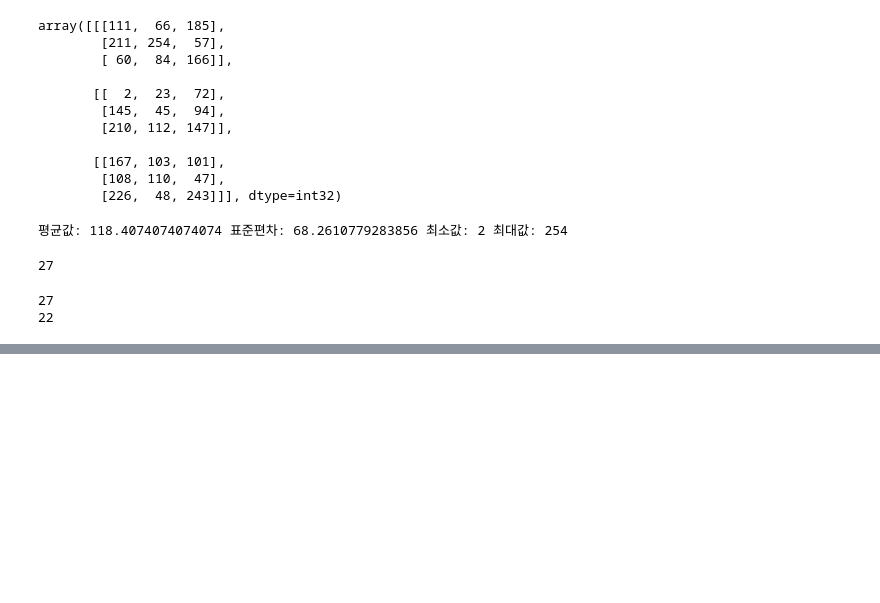
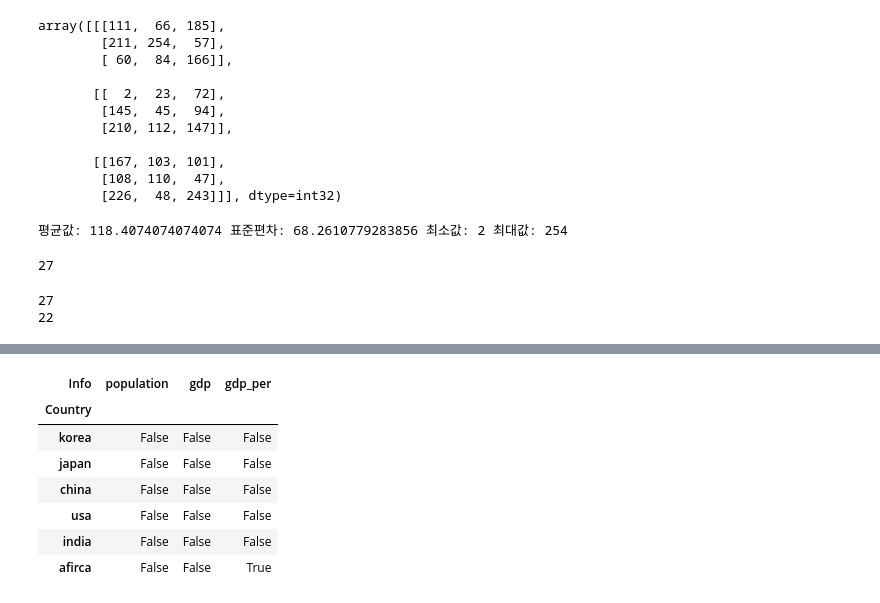
Before and after one commit to jisuyooon/python, a Jupyter notebook: python10.ipynb, the cells around one changed output, grey strips where cells are left out. Drawn from its saved outputs; the diff is of its cells as text; code cells hidden in the pictures; blank space fills up the shorter version.

```diff
--- a/python10.ipynb
+++ b/python10.ipynb
@@ -304,0 +533,12 @@ print(np.count_nonzero(y))
+# %%
+# 결측값(NaN) 확인하는 방법
+country.isnull()#.sum()
+# %% [output]
+| Info | population | gdp | gdp_per |
+| Country |  |  |  |
+| korea | False | False | False |
+| japan | False | False | False |
+| china | False | False | False |
+| usa | False | False | False |
+| india | False | False | False |
+| afirca | False | False | True |
```
Also changed, not shown: parts of 38 cells of this notebook, 7 other files.
